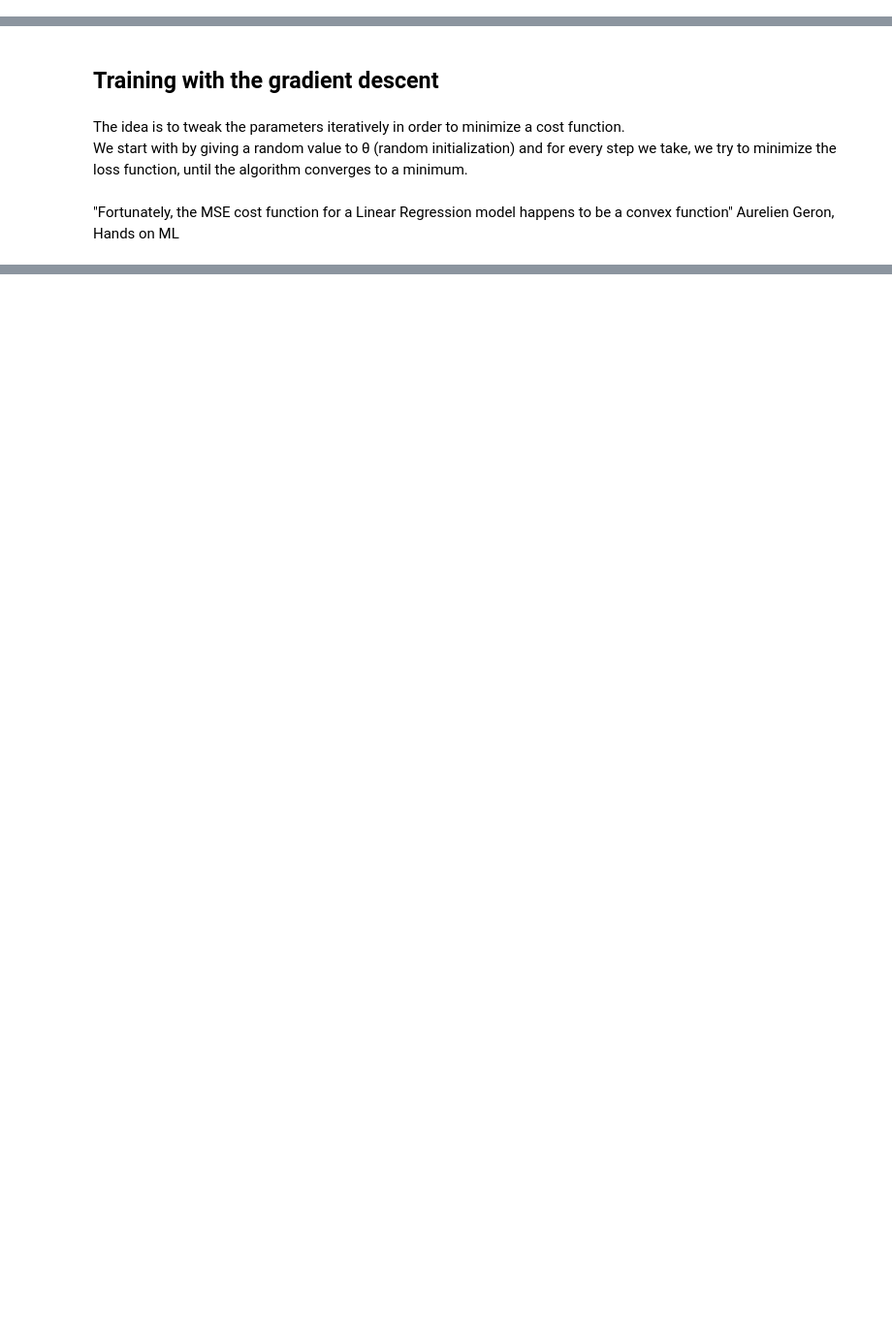
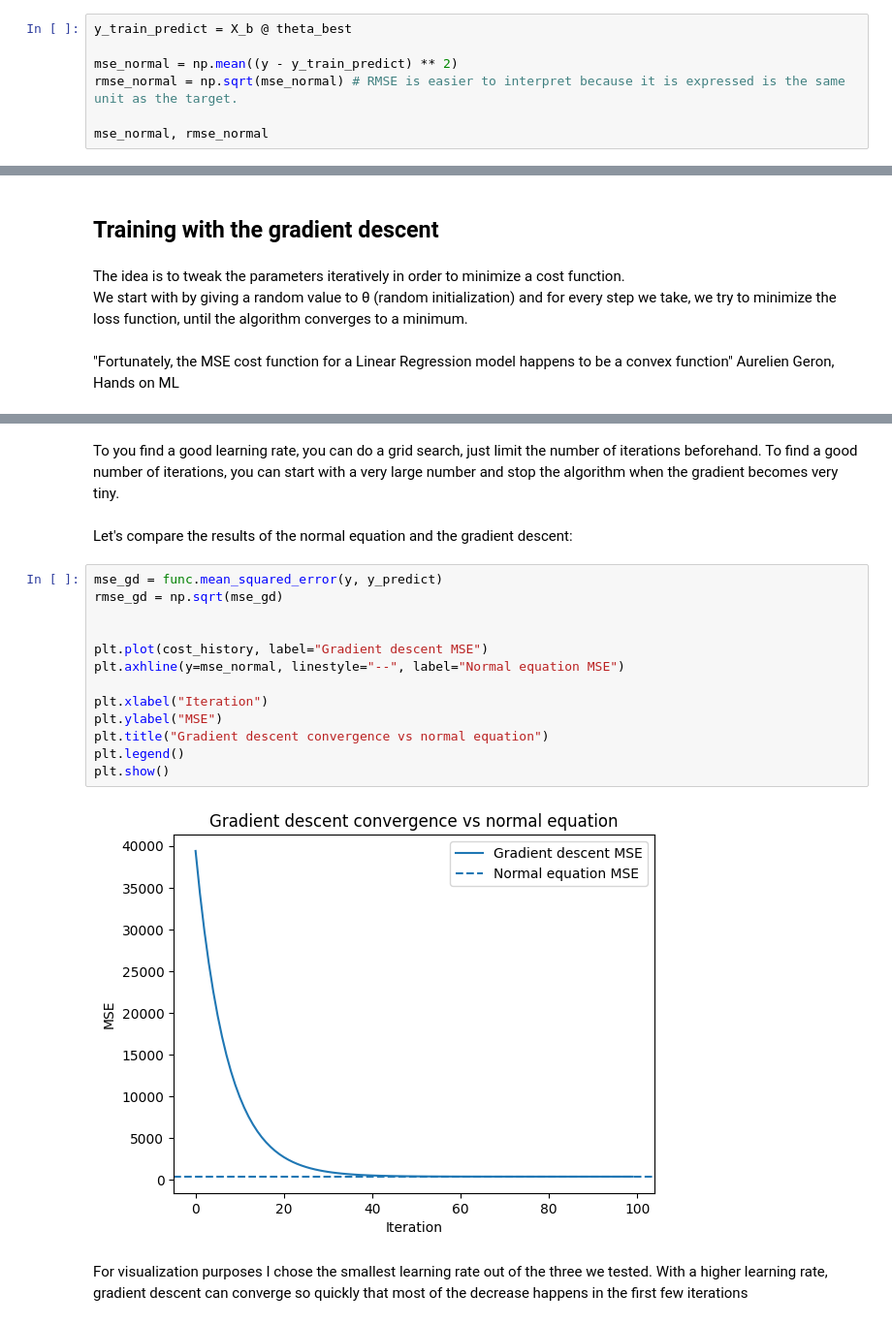
Before and after one commit to EstebanHuriot/ML_Museum, a Jupyter notebook: LinearRegression.ipynb, the cells around one changed output, grey strips where cells are left out. Shown at 97% size. Drawn from its saved outputs; the diff is of its cells as text; blank space fills up the shorter version.

```diff
--- a/LinearRegression.ipynb
+++ b/LinearRegression.ipynb
@@ -65,0 +71,7 @@ Note that the normal equation works for any model that is linear in θ, but it c
+# %%
+y_train_predict = X_b @ theta_best
+
+mse_normal = np.mean((y - y_train_predict) ** 2)
+rmse_normal = np.sqrt(mse_normal) # RMSE is easier to interpret because it is expressed is the same unit as the target.
+
+mse_normal, rmse_normal
@@ -106,0 +130,23 @@ This is a good visualization of the importance of having the good learning rate.
+# %% [markdown]
+To you find a good learning rate, you can do a grid search, just limit the number of iterations beforehand. </br>
+To find a good number of iterations, you can start with a very large number and stop the algorithm when the gradient becomes very tiny.
+# %% [markdown]
+Let's compare the results of the normal equation and the gradient descent:
+# %%
+mse_gd = func.mean_squared_error(y, y_predict)
+rmse_gd = np.sqrt(mse_gd)
+
+
+plt.plot(cost_history, label="Gradient descent MSE")
+plt.axhline(y=mse_normal, linestyle="--", label="Normal equation MSE")
+
+plt.xlabel("Iteration")
+plt.ylabel("MSE")
+plt.title("Gradient descent convergence vs normal equation")
+plt.legend()
+plt.show()
+# %% [output]
+[figure, added]
+# %% [markdown]
+For visualization purposes I chose the smallest learning rate out of the three we tested. </br>
+With a higher learning rate, gradient descent can converge so quickly that most of the decrease happens in the first few iterations
```
Also changed, not shown: parts of 16 cells of this notebook.
